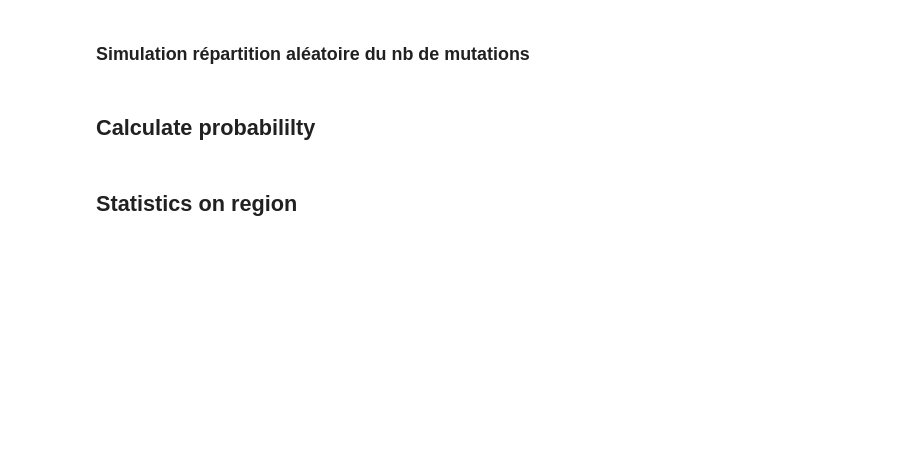
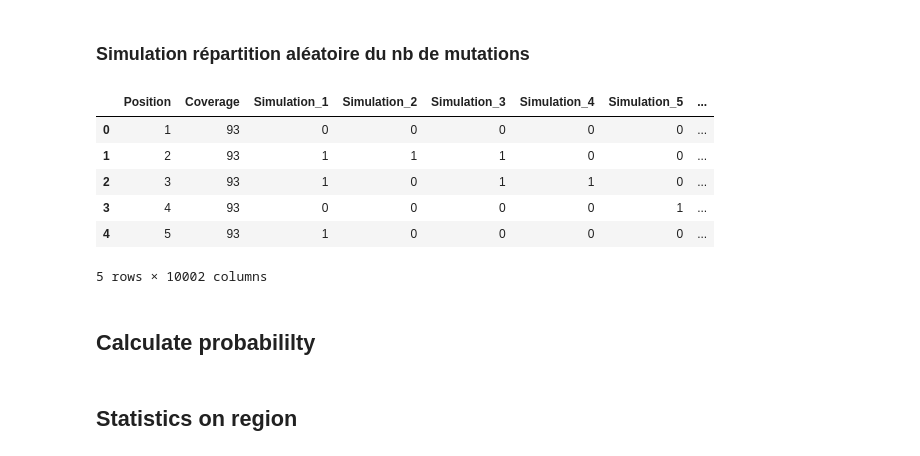
Before and after one commit to immgen/immgenT_Project, a Jupyter notebook: TCR_analysis/Plot_Mutations.ipynb, the cells around one changed output. Cells and saved outputs as stored; diff of their text form; code cells hidden in the pictures; blank space fills up the shorter version.

```diff
--- a/TCR_analysis/Plot_Mutations.ipynb
+++ b/TCR_analysis/Plot_Mutations.ipynb
@@ -33,36 +33,44 @@ num_simulations = 10000  # Number of simulations
 
 
 # Load sequence coverage data from CSV
-coverage_df = pd.read_csv("Path_to_weightFile_positions")
+coverage_df = pd.read_csv("../data/Mutations/WeightPositions_TRA_sim.csv")
 sequence_coverage = coverage_df["Coverage"].values
 
 # Normalize coverage to get probabilities
 mutation_probabilities = sequence_coverage / sequence_coverage.sum()
 
 # Generate all simulations at once using weighted probabilities
 simulations = np.array([
     np.random.multinomial(total_mutations, mutation_probabilities) for _ in range(num_simulations)
 ]).T
 
 # Create DataFrame
 positions = np.arange(1, num_positions + 1)
 columns = [f"Simulation_{i+1}" for i in range(num_simulations)]
 mutation_df = pd.DataFrame(simulations, columns=columns)
 mutation_df.insert(0, "Position", positions)
 mutation_df.insert(1, "Coverage", sequence_coverage)
 
 # Calculate mean and standard error for each position
 #mutation_df['Mean_Mutations'] = mutation_df.iloc[:, 2:].mean(axis=1)
 #mutation_df['Std_Error'] = mutation_df.iloc[:, 2:].sem(axis=1)
 
 # Calculate normalized sum of mutations per position
 #mutation_df['Normalized_Sum'] = mutation_df.iloc[:, 2:].sum(axis=1) / num_simulations
 
 # Save to CSV (optional)
-mutation_df.to_csv("Path_to_folder/random_mutations_10000_simulations_TRA.csv", index=False)
+mutation_df.to_csv("../data/Mutations/random_mutations_10000_simulations_TRA.csv", index=False)
 
 # Display first few rows
 mutation_df.head()
+# %% [output]
+|  | Position | Coverage | Simulation_1 | Simulation_2 | Simulation_3 | Simulation_4 | Simulation_5 | ... |
+| 0 | 1 | 93 | 0 | 0 | 0 | 0 | 0 | ... |
+| 1 | 2 | 93 | 1 | 1 | 1 | 0 | 0 | ... |
+| 2 | 3 | 93 | 1 | 0 | 1 | 1 | 0 | ... |
+| 3 | 4 | 93 | 0 | 0 | 0 | 0 | 1 | ... |
+| 4 | 5 | 93 | 1 | 0 | 0 | 0 | 0 | ... |
+5 rows × 10002 columns
 # %% [markdown]
 ## Calculate probabililty
 # %%
```
Also changed, not shown: parts of 6 cells of this notebook, 2 other files.
